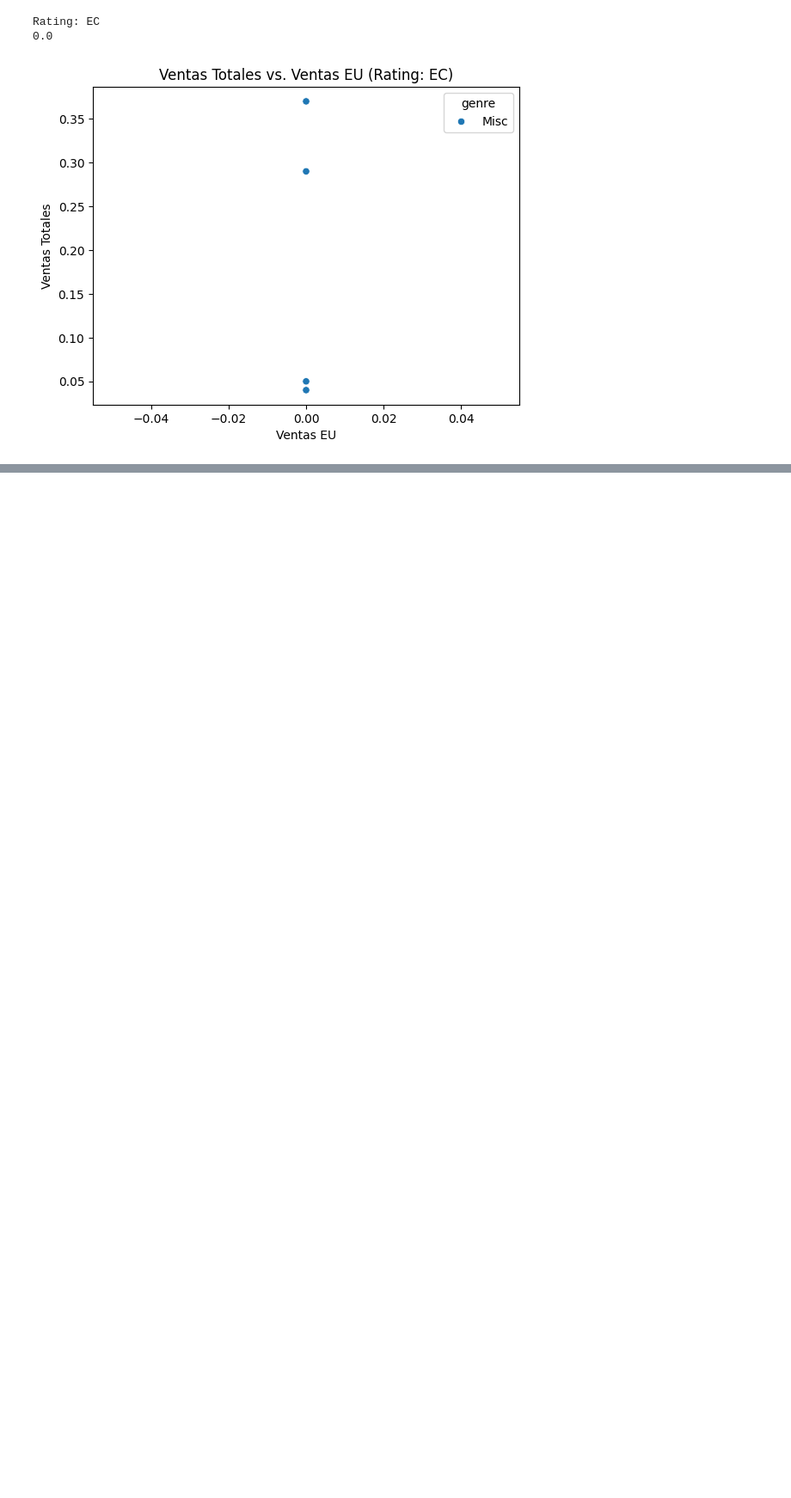
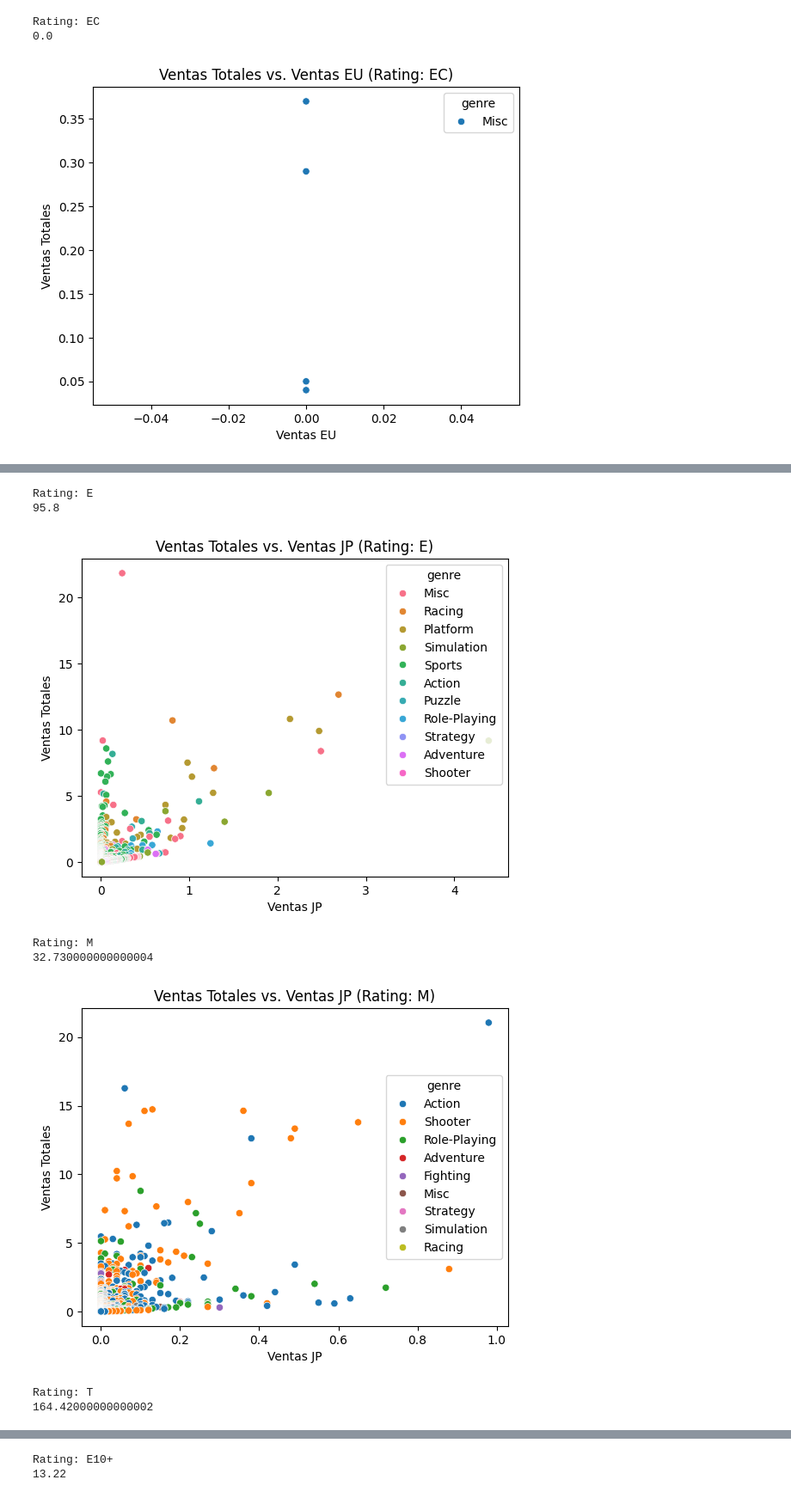
Before and after one commit to Davichobacter/data_science_tt, a Jupyter notebook: sprint_6/notebook.ipynb, the cells around one changed output, grey strips where cells are left out. Shown at 86% size. Saved outputs shown, nothing was run; the diff lists cells and outputs as text; code cells hidden in the pictures; blank space fills up the shorter version.

```diff
--- a/sprint_6/notebook.ipynb
+++ b/sprint_6/notebook.ipynb
@@ -1476,0 +1479,20 @@ Rating: EC
+# %%
+for rating in period_data['rating'].unique():
+  print(f"Rating: {rating}")
+  print(period_data[period_data['rating'] == rating]['jp_sales'].sum())
+  print()
+
+  sns.scatterplot(data=period_data[period_data['rating'] == rating], x='jp_sales', y='total_sales', hue='genre')
+  plt.title(f'Ventas Totales vs. Ventas JP (Rating: {rating})')
+  plt.xlabel('Ventas JP')
+  plt.ylabel('Ventas Totales')
+  plt.show()
+# %% [output]
+Rating: E
+95.8
+[figure, added]
+Rating: M
+32.730000000000004
+[figure, added]
+Rating: T
+164.42000000000002
@@ -1476,0 +1500,2 @@ Rating: EC
+Rating: E10+
+13.22
```
Also changed, not shown: parts of 4 cells of this notebook.
